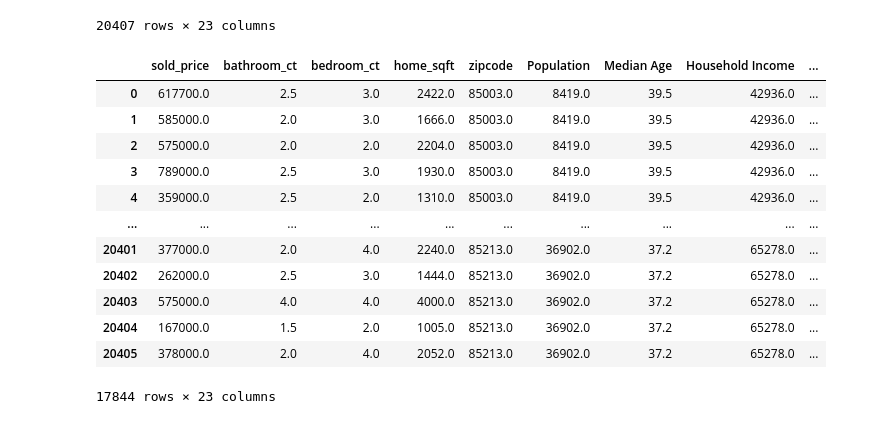
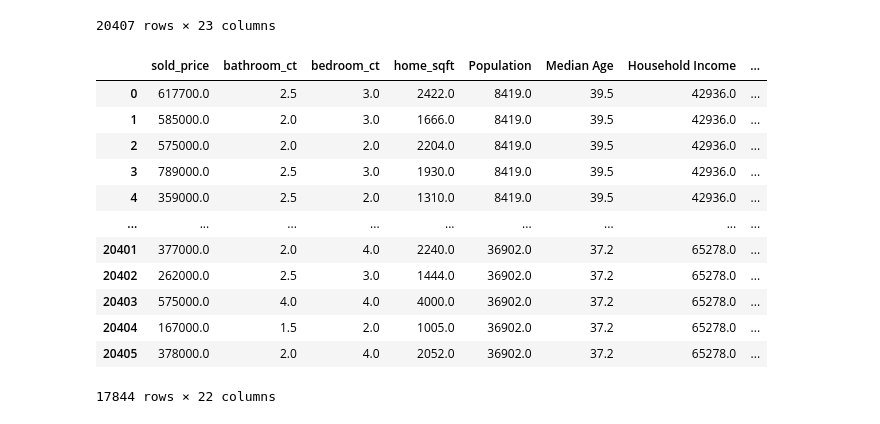
Before and after one commit to JamesRucker/Final_Project_Dilapidation_and_Housing_Prices, a Jupyter notebook: Resources/Merging_Data.ipynb, the cells around one changed output. Drawn from its saved outputs; the diff is of its cells as text; code cells hidden in the pictures.

```diff
--- a/Resources/Merging_Data.ipynb
+++ b/Resources/Merging_Data.ipynb
@@ -11,7 +11,6 @@ zillow_path = "zillow_data.csv"
 # %%
 # Census data saved to dataframe
 census_df = pd.read_csv(census_path)
-census_df = census_df.rename(columns={"Zip Code Tabulation Area": "zipcode"})
 census_df.head()
 # %% [output]
 |  | zipcode | Population | Median Age | Household Income | Per Capita Income | Poverty Rate | ... |
@@ -72,41 +71,43 @@ df_merged
 # %%
 # Data is further cleaned
 
 # Empty array for indeces to drop is initialized
 indeces_to_drop = []
 
 # Every row is checked for a negative value
 # Iterate through the rows
 for index, row in df_merged.iterrows():
 
     # Check if square footage, number of bathrooms, or bedrooms is 0, and add to list to be dropped if true
     if(row[1]==0):
         indeces_to_drop.append(index)
     elif(row[2]==0):
         indeces_to_drop.append(index)
     elif(row[3]==0):
         indeces_to_drop.append(index)
 
 # Delete each row whose index was in list
 for index in indeces_to_drop:
     df_merged.drop(index, inplace=True)
 
+df_merged.drop("zipcode", axis=1, inplace=True)
+
 # Output dataframe
 df_merged
 # %% [output]
-|  | sold_price | bathroom_ct | bedroom_ct | home_sqft | zipcode | Population | Median Age | Household Income | ... |
-| 0 | 617700.0 | 2.5 | 3.0 | 2422.0 | 85003.0 | 8419.0 | 39.5 | 42936.0 | ... |
-| 1 | 585000.0 | 2.0 | 3.0 | 1666.0 | 85003.0 | 8419.0 | 39.5 | 42936.0 | ... |
-| 2 | 575000.0 | 2.0 | 2.0 | 2204.0 | 85003.0 | 8419.0 | 39.5 | 42936.0 | ... |
-| 3 | 789000.0 | 2.5 | 3.0 | 1930.0 | 85003.0 | 8419.0 | 39.5 | 42936.0 | ... |
-| 4 | 359000.0 | 2.5 | 2.0 | 1310.0 | 85003.0 | 8419.0 | 39.5 | 42936.0 | ... |
-| ... | ... | ... | ... | ... | ... | ... | ... | ... | ... |
-| 20401 | 377000.0 | 2.0 | 4.0 | 2240.0 | 85213.0 | 36902.0 | 37.2 | 65278.0 | ... |
-| 20402 | 262000.0 | 2.5 | 3.0 | 1444.0 | 85213.0 | 36902.0 | 37.2 | 65278.0 | ... |
-| 20403 | 575000.0 | 4.0 | 4.0 | 4000.0 | 85213.0 | 36902.0 | 37.2 | 65278.0 | ... |
-| 20404 | 167000.0 | 1.5 | 2.0 | 1005.0 | 85213.0 | 36902.0 | 37.2 | 65278.0 | ... |
-| 20405 | 378000.0 | 2.0 | 4.0 | 2052.0 | 85213.0 | 36902.0 | 37.2 | 65278.0 | ... |
+|  | sold_price | bathroom_ct | bedroom_ct | home_sqft | Population | Median Age | Household Income | ... |
+| 0 | 617700.0 | 2.5 | 3.0 | 2422.0 | 8419.0 | 39.5 | 42936.0 | ... |
+| 1 | 585000.0 | 2.0 | 3.0 | 1666.0 | 8419.0 | 39.5 | 42936.0 | ... |
+| 2 | 575000.0 | 2.0 | 2.0 | 2204.0 | 8419.0 | 39.5 | 42936.0 | ... |
+| 3 | 789000.0 | 2.5 | 3.0 | 1930.0 | 8419.0 | 39.5 | 42936.0 | ... |
+| 4 | 359000.0 | 2.5 | 2.0 | 1310.0 | 8419.0 | 39.5 | 42936.0 | ... |
+| ... | ... | ... | ... | ... | ... | ... | ... | ... |
+| 20401 | 377000.0 | 2.0 | 4.0 | 2240.0 | 36902.0 | 37.2 | 65278.0 | ... |
+| 20402 | 262000.0 | 2.5 | 3.0 | 1444.0 | 36902.0 | 37.2 | 65278.0 | ... |
+| 20403 | 575000.0 | 4.0 | 4.0 | 4000.0 | 36902.0 | 37.2 | 65278.0 | ... |
+| 20404 | 167000.0 | 1.5 | 2.0 | 1005.0 | 36902.0 | 37.2 | 65278.0 | ... |
+| 20405 | 378000.0 | 2.0 | 4.0 | 2052.0 | 36902.0 | 37.2 | 65278.0 | ... |
-17844 rows × 23 columns
+17844 rows × 22 columns
 # %%
 # Dataframe is saved to csv
 df_merged.to_csv("merged_data.csv",index=False)
```
Also changed, not shown: 9 other files.
